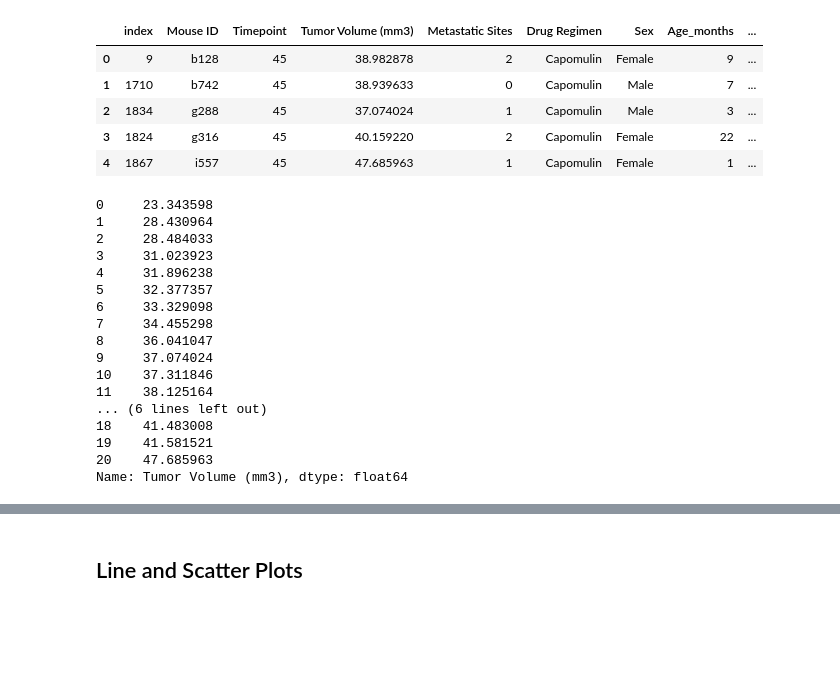
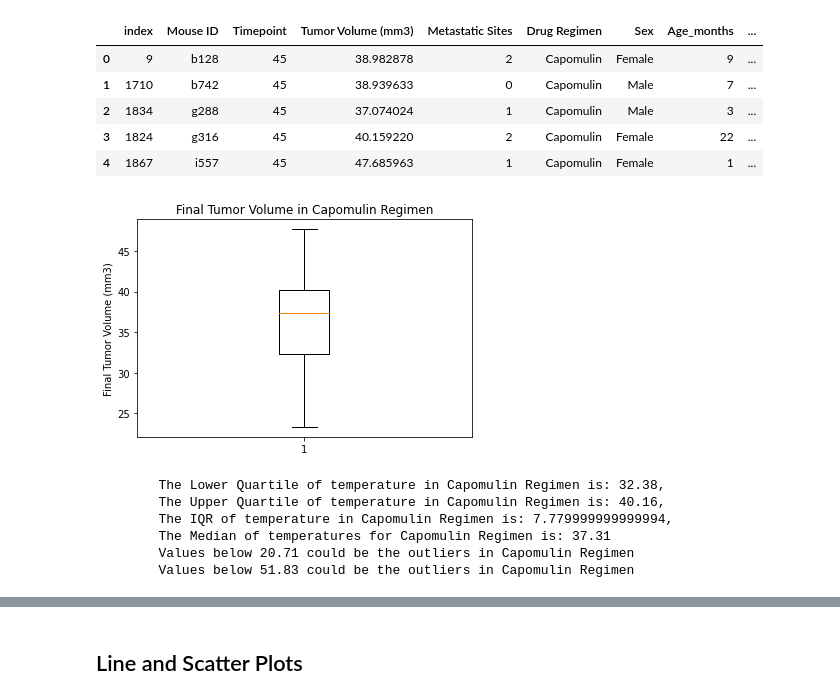
Before and after one commit to todd-tuchek/matplotlib-challenge, a Jupyter notebook: Pymaceuticals/pymaceuticals.ipynb, the cells around one changed output, grey strips where cells are left out. Cells and saved outputs as stored; diff of their text form; code cells hidden in the pictures; blank space fills up the shorter version.

```diff
--- a/Pymaceuticals/pymaceuticals_starter.ipynb
+++ b/Pymaceuticals/pymaceuticals.ipynb
@@ -282,28 +282,41 @@ df_last.head().reset_index()
 # %%
 # Grab the data for each drug and create a dataframe and box and whisker chart for them
 
 #Capomulin
 df_capo_box = df_last[df_last["Drug Regimen"].isin(["Capomulin"])]
 # df_capo_box.head().reset_index()
 # Create Capomulin Tumor Volume (mm3) a df object
 capo_object = df_capo_box.sort_values(["Tumor Volume (mm3)"], ascending=True).reset_index()
 capo_object = capo_object["Tumor Volume (mm3)"]
 # capo_object
+#IQR ranges for "Capomulin"
+quartiles = capo_object.quantile([.25,.5,.75]).round(2)
+lowerq = quartiles[0.25].round(2)
+upperq = quartiles[0.75].round(2)
+iqr = upperq - lowerq
+lower_bound = lowerq - (1.5*iqr).round(2)
+upper_bound = upperq + (1.5*iqr).round(2)
+
+fig1, ax1 = plt.subplots()
+ax1.set_title("Final Tumor Volume in Capomulin Regimen")
+ax1.set_ylabel("Final Tumor Volume (mm3)")
+ax1.boxplot(capo_object)
+plt.show()
+
+
+print(f'''
+        The Lower Quartile of temperature in Capomulin Regimen is: {lowerq},
+        The Upper Quartile of temperature in Capomulin Regimen is: {upperq},
+        The IQR of temperature in Capomulin Regimen is: {iqr},
+        The Median of temperatures for Capomulin Regimen is: {quartiles[0.5]}
+        Values below {lower_bound} could be the outliers in Capomulin Regimen
+        Values below {upper_bound} could be the outliers in Capomulin Regimen
+        ''')
 # %% [output]
+[figure, added]
-0     23.343598
-1     28.430964
-2     28.484033
-3     31.023923
-4     31.896238
-5     32.377357
-6     33.329098
-7     34.455298
-8     36.041047
-9     37.074024
-10    37.311846
-11    38.125164
-... (6 lines left out)
-18    41.483008
-19    41.581521
-20    47.685963
-Name: Tumor Volume (mm3), dtype: float64
+        The Lower Quartile of temperature in Capomulin Regimen is: 32.38,
+        The Upper Quartile of temperature in Capomulin Regimen is: 40.16,
+        The IQR of temperature in Capomulin Regimen is: 7.779999999999994,
+        The Median of temperatures for Capomulin Regimen is: 37.31
+        Values below 20.71 could be the outliers in Capomulin Regimen
+        Values below 51.83 could be the outliers in Capomulin Regimen
```
Also changed, not shown: parts of 6 cells of this notebook.
